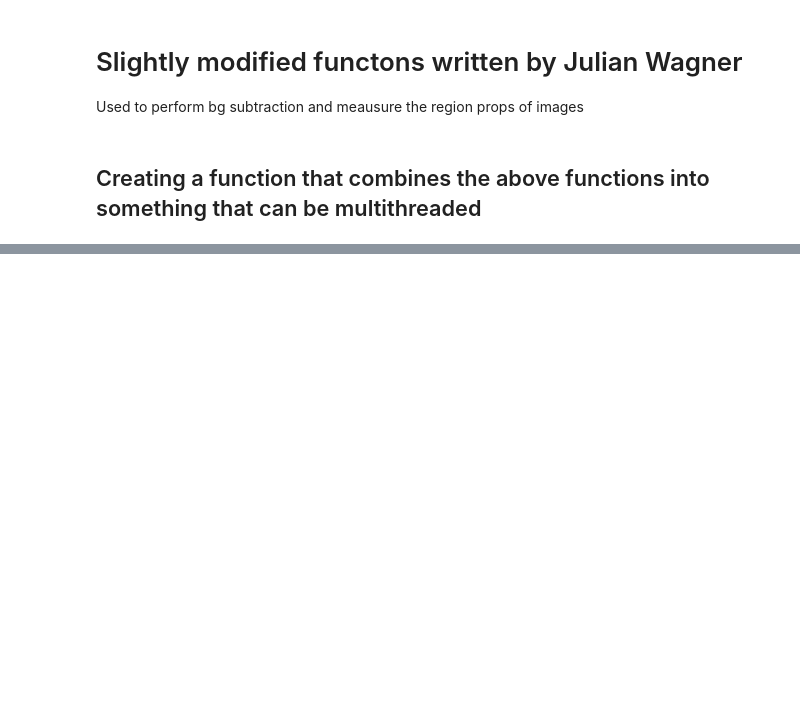
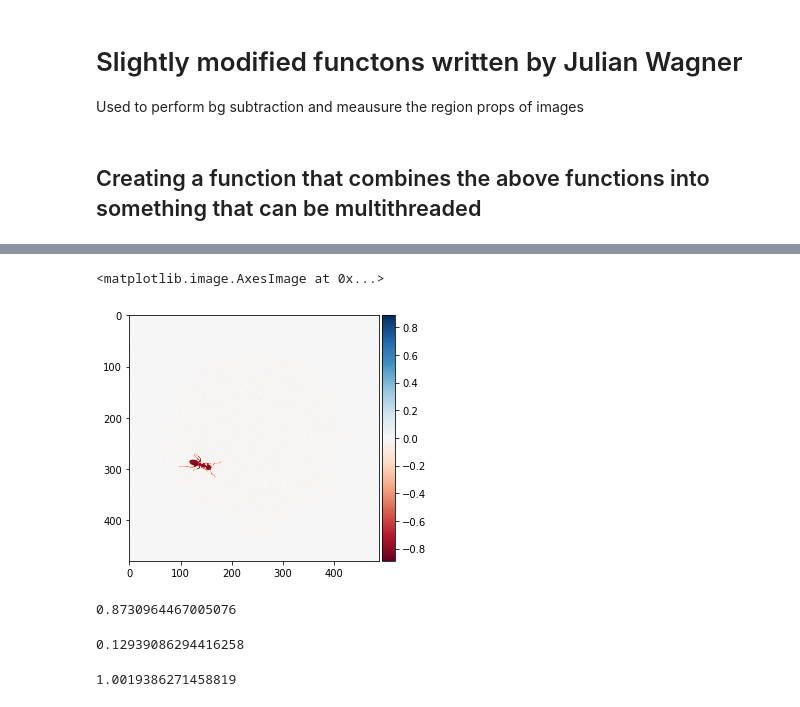
Before and after one commit to Tomnaragon/sceptovideo, a Jupyter notebook: Data_analysis_attempted_multithreading.ipynb, the cells around one changed output, grey strips where cells are left out. Cells and saved outputs as stored; diff of their text form; code cells hidden in the pictures; blank space fills up the shorter version.

```diff
--- a/Data_analysis_attempted_multithreading.ipynb
+++ b/Data_analysis_attempted_multithreading.ipynb
@@ -64,7 +108,7 @@ def bg_subtract(im1, im2):
     im2 = normalize_convert_im(im2)
 
     im_no_bg = im1-im2
-    im_no_bg = normalize_convert_im(im_no_bg)
+    #im_no_bg = normalize_convert_im(im_no_bg)
     return (im_no_bg)
 # %%
 def normalize_convert_im(im):
@@ -185,0 +366,22 @@ def image_analysis(curr_im, bg_im):
+# %%
+frame,_ = fmf.get_frame(20000)
+frame_nobg = bg_subtract(frame, bg_img)
+
+frame_thresh,frame_label,label_nums = segment(frame_nobg)
+# %%
+skimage.io.imshow(frame_nobg)
+# %% [output]
+<matplotlib.image.AxesImage at 0x...>
+[figure, added]
+# %%
+np.max(frame_nobg)-np.min(frame_nobg)
+# %% [output]
+0.8730964467005076
+# %%
+np.max(frame_nobg)-np.min(frame_nobg)
+# %% [output]
+0.12939086294416258
+# %%
+np.max(frame_nobg)-np.min(frame_nobg)
+# %% [output]
+1.0019386271458819
```
Also changed, not shown: parts of 15 cells of this notebook.
